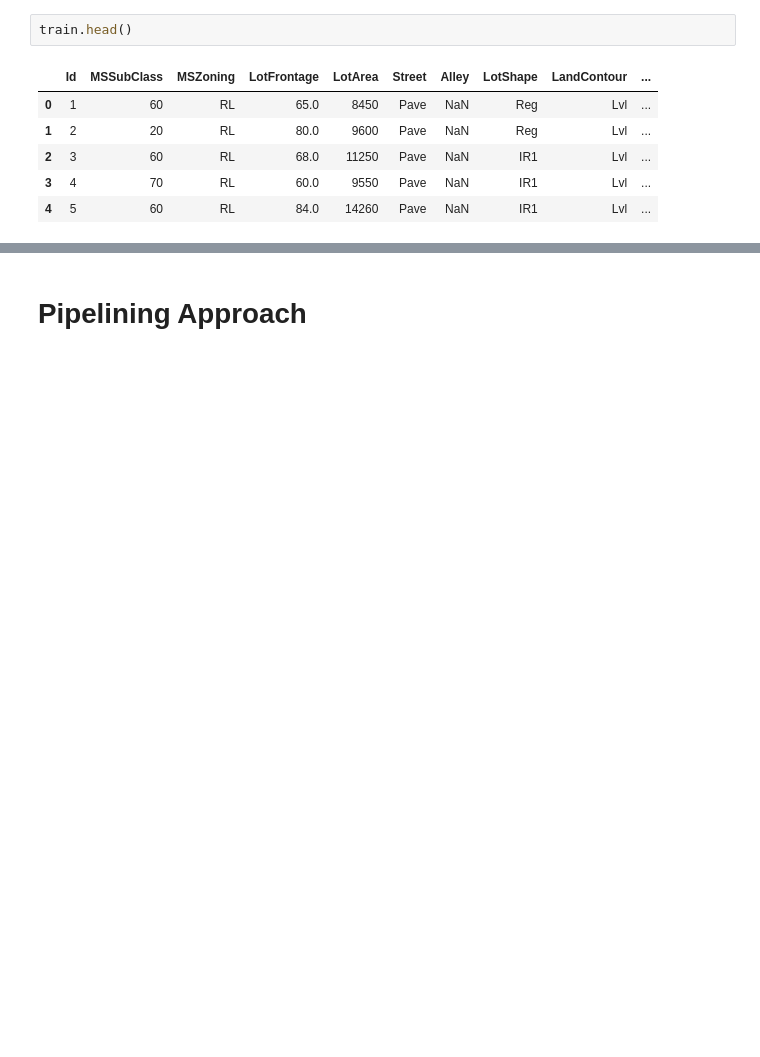
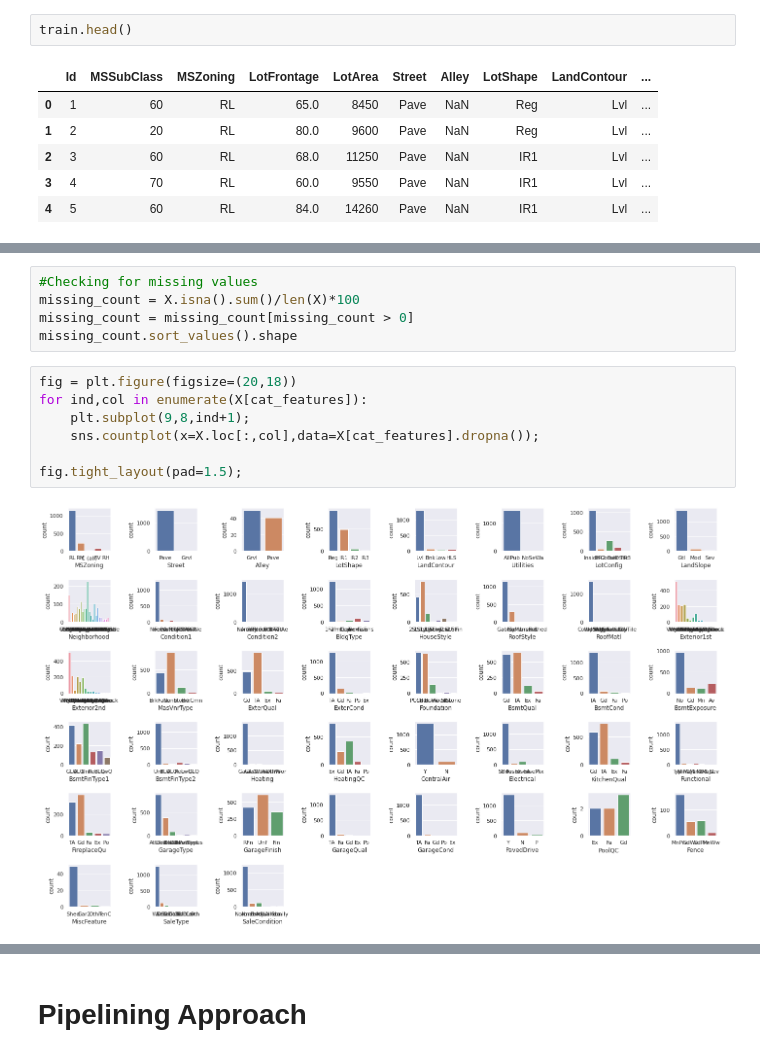
Before and after one commit to yasinfahmy/Real-Estate-Price, a Jupyter notebook: Data_Exploration.ipynb, the cells around one changed output, grey strips where cells are left out. Drawn from its saved outputs; the diff is of its cells as text; blank space fills up the shorter version.

```diff
--- a/Data_Exploration.ipynb
+++ b/Data_Exploration.ipynb
@@ -68,0 +85,14 @@ dtype: int64
+# %%
+#Checking for missing values
+missing_count = X.isna().sum()/len(X)*100
+missing_count = missing_count[missing_count > 0]
+missing_count.sort_values().shape
+# %%
+fig = plt.figure(figsize=(20,18))
+for ind,col in enumerate(X[cat_features]):
+    plt.subplot(9,8,ind+1);
+    sns.countplot(x=X.loc[:,col],data=X[cat_features].dropna());
+
+fig.tight_layout(pad=1.5);
+# %% [output]
+[figure, added]
```
Also changed, not shown: parts of 34 cells of this notebook.
